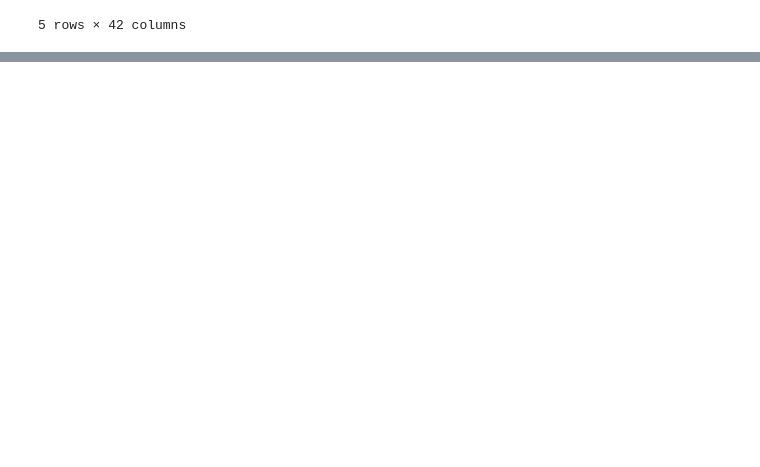
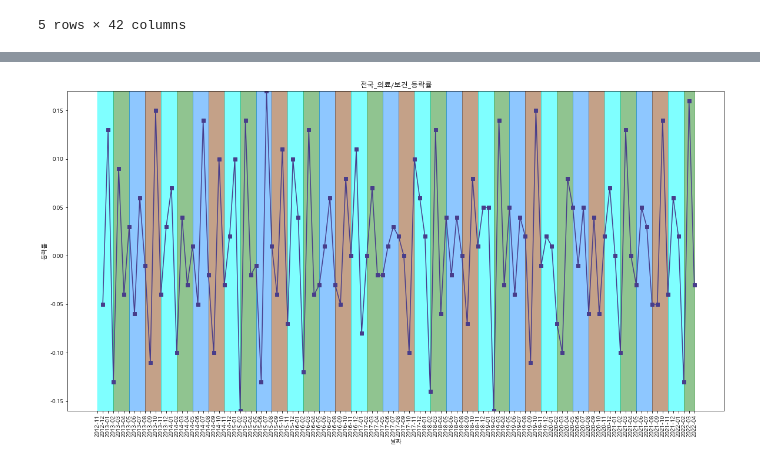
Before and after one commit to KJH3024/test, a Jupyter notebook: 프로젝트1/전국 신용카드.ipynb, the cells around one changed output, grey strips where cells are left out. Cells and saved outputs as stored; diff of their text form; code cells hidden in the pictures; blank space fills up the shorter version.

```diff
--- a/프로젝트1/전국 신용카드.ipynb
+++ b/프로젝트1/전국 신용카드.ipynb
@@ -120,0 +350,62 @@ KeyError: "['전국_건강보조식품'] not in index"
+# %%
+import matplotlib.pyplot as plt
+
+plt.rcParams["font.family"] = "Malgun Gothic"
+
+plt.figure(figsize=(20,10))
+plt.xticks(rotation=90)
+
+x = df1_he.index
+y = df1_he["전국_의료/보건_등락률"]
+
+ymin, ymax = plt.ylim([df1_he["전국_의료/보건_등락률"].min(), df1_he["전국_의료/보건_등락률"].max()])
+
+plt.fill_between(x[0:4], ymin, ymax, color='cyan', alpha=0.5)
+plt.fill_between(x[3:7], ymin, ymax, color='forestgreen', alpha=0.5)
+plt.fill_between(x[6:10], ymin, ymax, color='dodgerblue', alpha=0.5)
+plt.fill_between(x[9:13], ymin, ymax, color='saddlebrown', alpha=0.5)
+plt.fill_between(x[12:16], ymin, ymax, color='cyan', alpha=0.5)
+plt.fill_between(x[15:19], ymin, ymax, color='forestgreen', alpha=0.5)
+plt.fill_between(x[18:22], ymin, ymax, color='dodgerblue', alpha=0.5)
+plt.fill_between(x[21:25], ymin, ymax, color='saddlebrown', alpha=0.5)
+plt.fill_between(x[24:28], ymin, ymax, color='cyan', alpha=0.5)
+plt.fill_between(x[27:31], ymin, ymax, color='forestgreen', alpha=0.5)
+plt.fill_between(x[30:34], ymin, ymax, color='dodgerblue', alpha=0.5)
+plt.fill_between(x[33:37], ymin, ymax, color='saddlebrown', alpha=0.5)
+plt.fill_between(x[36:40], ymin, ymax, color='cyan', alpha=0.5)
+plt.fill_between(x[39:43], ymin, ymax, color='forestgreen', alpha=0.5)
+plt.fill_between(x[42:46], ymin, ymax, color='dodgerblue', alpha=0.5)
+plt.fill_between(x[45:49], ymin, ymax, color='saddlebrown', alpha=0.5)
+plt.fill_between(x[48:52], ymin, ymax, color='cyan', alpha=0.5)
+plt.fill_between(x[51:55], ymin, ymax, color='forestgreen', alpha=0.5)
+plt.fill_between(x[54:58], ymin, ymax, color='dodgerblue', alpha=0.5)
+plt.fill_between(x[57:61], ymin, ymax, color='saddlebrown', alpha=0.5)
+plt.fill_between(x[60:64], ymin, ymax, color='cyan', alpha=0.5)
+plt.fill_between(x[63:67], ymin, ymax, color='forestgreen', alpha=0.5)
+plt.fill_between(x[66:70], ymin, ymax, color='dodgerblue', alpha=0.5)
+plt.fill_between(x[69:73], ymin, ymax, color='saddlebrown', alpha=0.5)
+plt.fill_between(x[72:76], ymin, ymax, color='cyan', alpha=0.5)
+plt.fill_between(x[75:79], ymin, ymax, color='forestgreen', alpha=0.5)
+plt.fill_between(x[78:82], ymin, ymax, color='dodgerblue', alpha=0.5)
+plt.fill_between(x[81:85], ymin, ymax, color='saddlebrown', alpha=0.5)
+plt.fill_between(x[84:88], ymin, ymax, color='cyan', alpha=0.5)
+plt.fill_between(x[87:91], ymin, ymax, color='forestgreen', alpha=0.5)
+plt.fill_between(x[90:94], ymin, ymax, color='dodgerblue', alpha=0.5)
+plt.fill_between(x[93:97], ymin, ymax, color='saddlebrown', alpha=0.5)
+plt.fill_between(x[96:100], ymin, ymax, color='cyan', alpha=0.5)
+plt.fill_between(x[99:103], ymin, ymax, color='forestgreen', alpha=0.5)
+plt.fill_between(x[102:106], ymin, ymax, color='dodgerblue', alpha=0.5)
+plt.fill_between(x[105:109], ymin, ymax, color='saddlebrown', alpha=0.5)
+plt.fill_between(x[108:112], ymin, ymax, color='cyan', alpha=0.5)
+plt.fill_between(x[111:115], ymin, ymax, color='forestgreen', alpha=0.5)
+plt.fill_between(x[114:118], ymin, ymax, color='dodgerblue', alpha=0.5)
+plt.fill_between(x[117:], ymin, ymax, color='saddlebrown', alpha=0.5)
+
+plt.plot(df1_he["전국_의료/보건_등락률"], color='darkslateblue',marker='s')
+
+plt.title("전국_의료/보건_등락률")
+plt.xlabel("날짜")
+plt.ylabel("등락률")
+plt.show()
+# %% [output]
+[figure, added]
```
Also changed, not shown: parts of 24 cells of this notebook.
